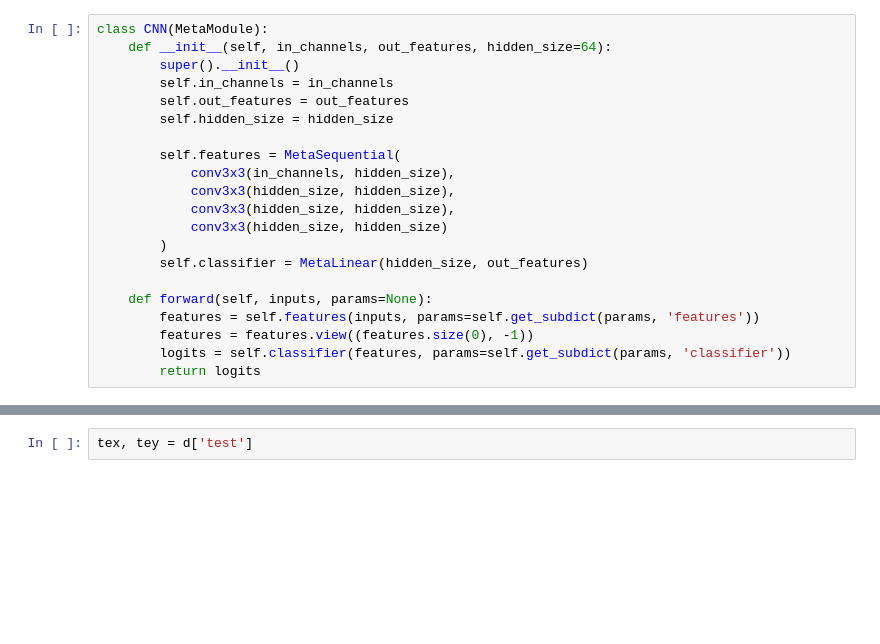
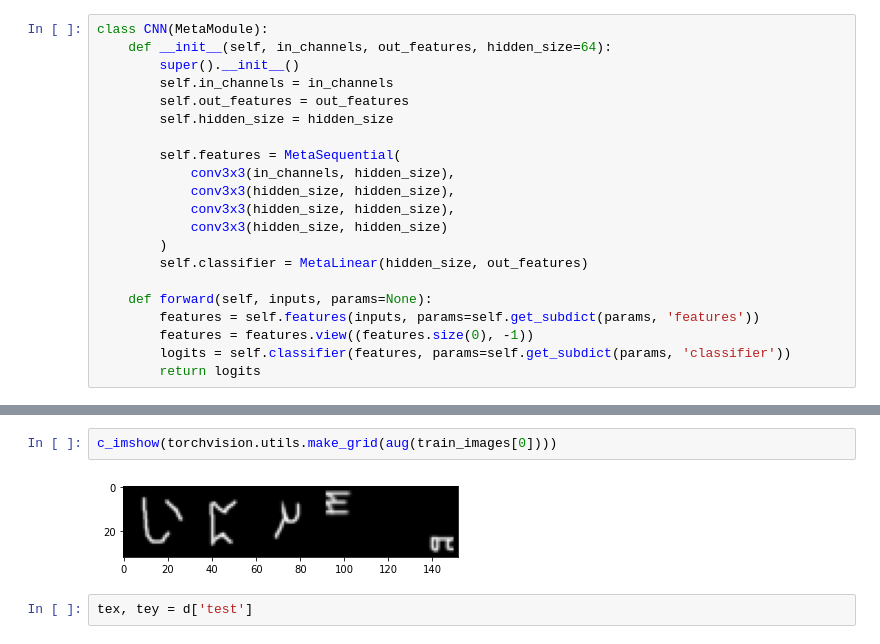
Before and after one commit to ojss/c3lr, a Jupyter notebook: unsupervised/maml.ipynb, the cells around one changed output, grey strips where cells are left out. Saved outputs shown, nothing was run; the diff lists cells and outputs as text; blank space fills up the shorter version.

```diff
--- a/unsupervised/loaders.ipynb
+++ b/unsupervised/maml.ipynb
@@ -118,3 +136,7 @@ c_imshow(torchvision.utils.make_grid(train_images[0]))
+# %%
+c_imshow(torchvision.utils.make_grid(aug(train_images[0])))
+# %% [output]
+[figure, added]
 # %%
 tex, tey = d['test']
 # %%
```
Also changed, not shown: parts of 20 cells of this notebook, 4 other files.
